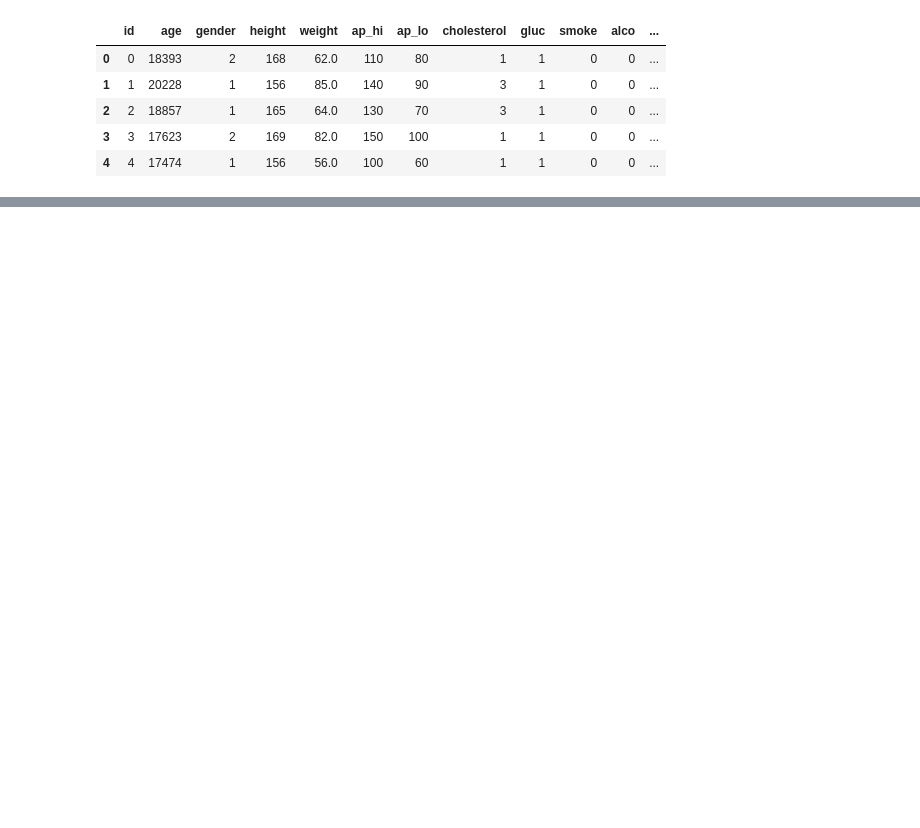
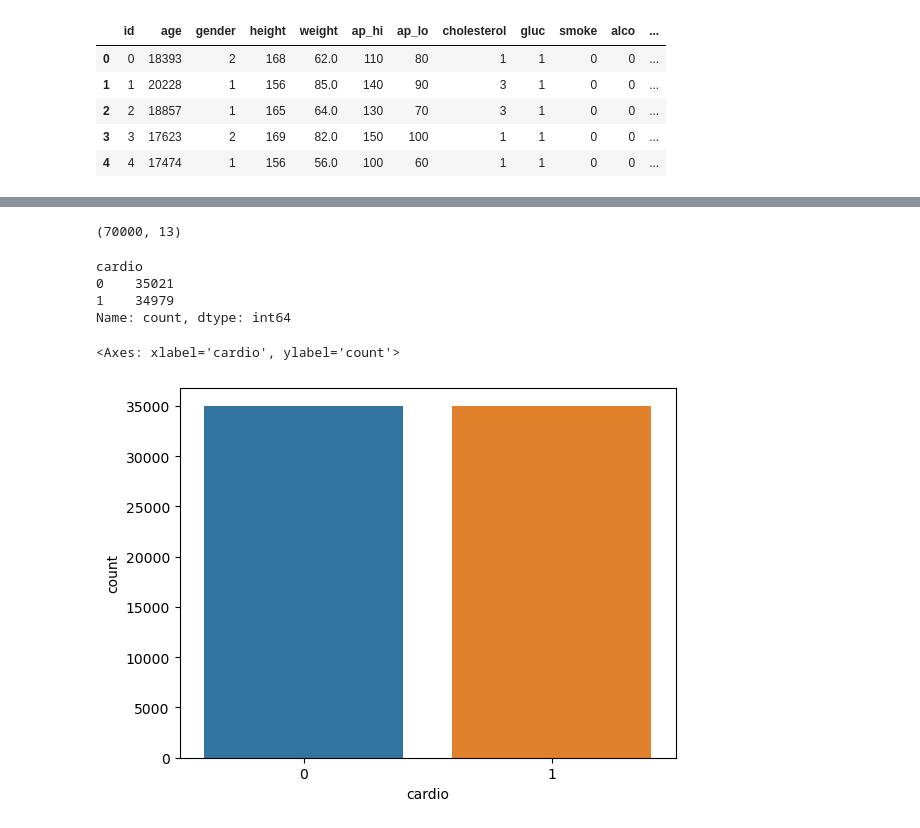
Before and after one commit to AnisurRahman06046/Profit_Prediction, a Jupyter notebook: Heart_disease_prediction/heart_disease.ipynb, the cells around one changed output, grey strips where cells are left out. Cells and saved outputs as stored; diff of their text form; code cells hidden in the pictures; blank space fills up the shorter version.

```diff
--- a/Heart_disease_prediction/heart_disease.ipynb
+++ b/Heart_disease_prediction/heart_disease.ipynb
@@ -14,0 +86,16 @@ df.head()
+# %%
+df.shape
+# %% [output]
+(70000, 13)
+# %%
+df['cardio'].value_counts()
+# %% [output]
+cardio
+0    35021
+1    34979
+Name: count, dtype: int64
+# %%
+seaborn.countplot(x='cardio',data=df)
+# %% [output]
+<Axes: xlabel='cardio', ylabel='count'>
+[figure, added]
```
Also changed, not shown: parts of 19 cells of this notebook.
